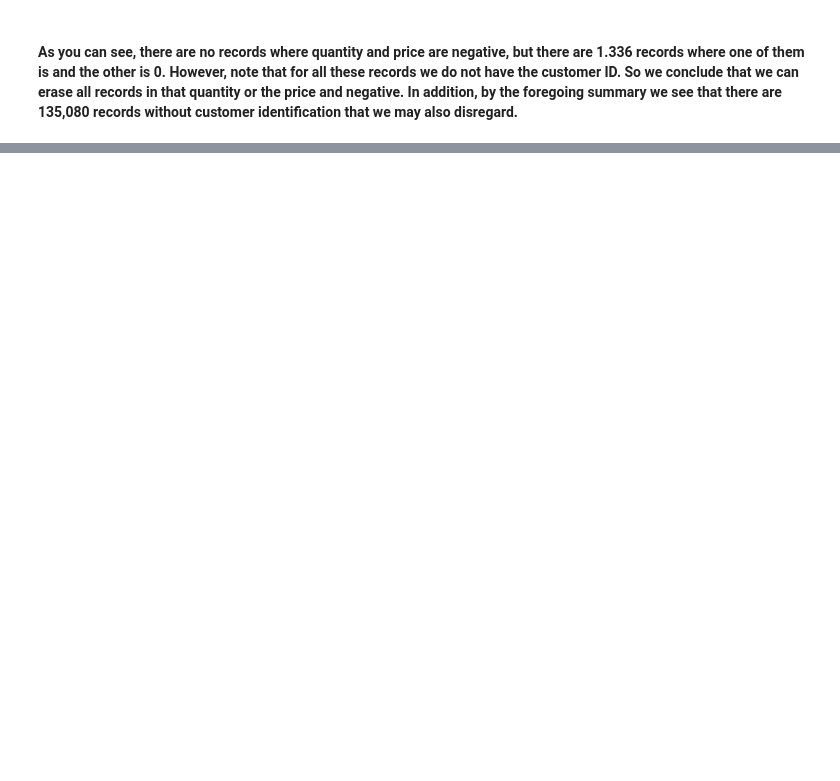
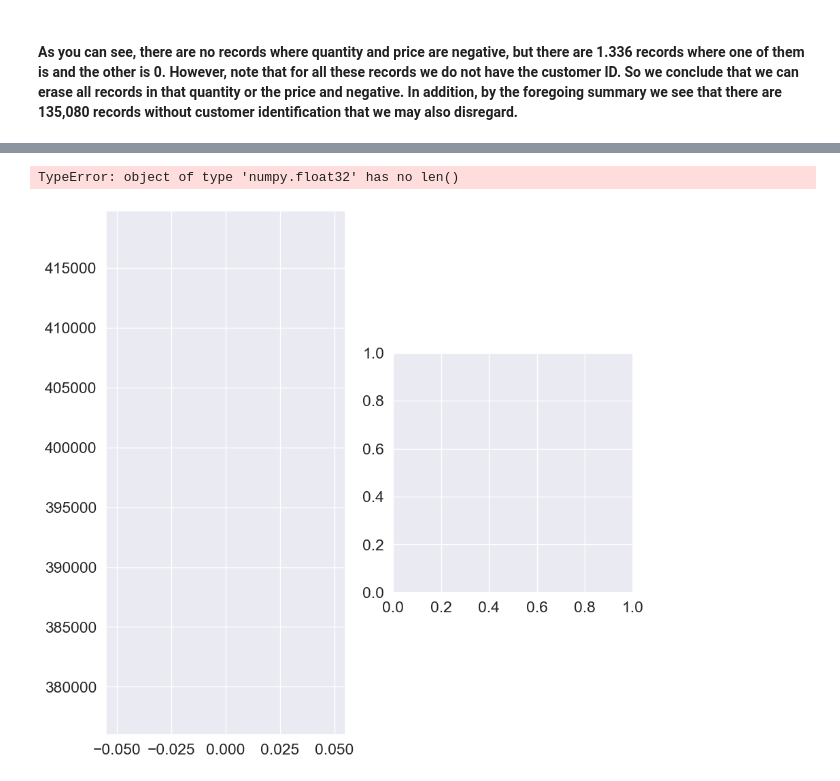
Before and after one commit to INCREDIBLE-AURNOB/Market-Basket-Analysis-and-Customer-Segmentation-, a Jupyter notebook: main.ipynb, the cells around one changed output, grey strips where cells are left out. Drawn from its saved outputs; the diff is of its cells as text; code cells hidden in the pictures; blank space fills up the shorter version.

```diff
--- a/main.ipynb
+++ b/main.ipynb
@@ -160,3 +160,4 @@ df=df.dropna(subset='CustomerID')
 
 # Remove negative or return transactionabama
 df=df[df.Quantity>0]
+df=df[df.UnitPrice>0]
@@ -162,0 +187,15 @@ df=df[df.Quantity>0]
+# %%
+fig=plt.figure(figsize=(10,10))
+f=fig.add_subplot(1,2,1)
+value=df.groupby(['Country']).value_counts().sum()
+plt.plot(value)
+df['Internal']=df.Country.apply(lambda x: 'Yes' if x in ['United States'] else 'No')
+
+f2=fig.add_subplot(122)
+market=df.groupby(['Internal']).value_counts().sum()
+ax=plt.pie(market)
+plt.title('Market in US')
+plt.show()
+# %% [output]
+TypeError: object of type 'numpy.float32' has no len()
+[figure, added]
```
Also changed, not shown: parts of 3 cells of this notebook.
